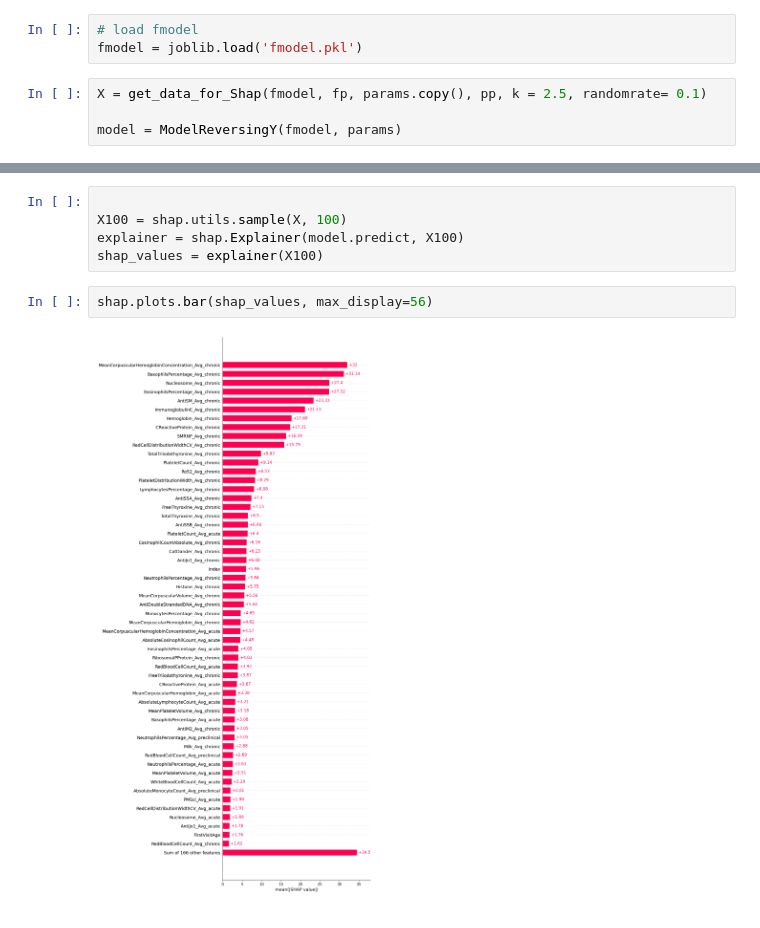
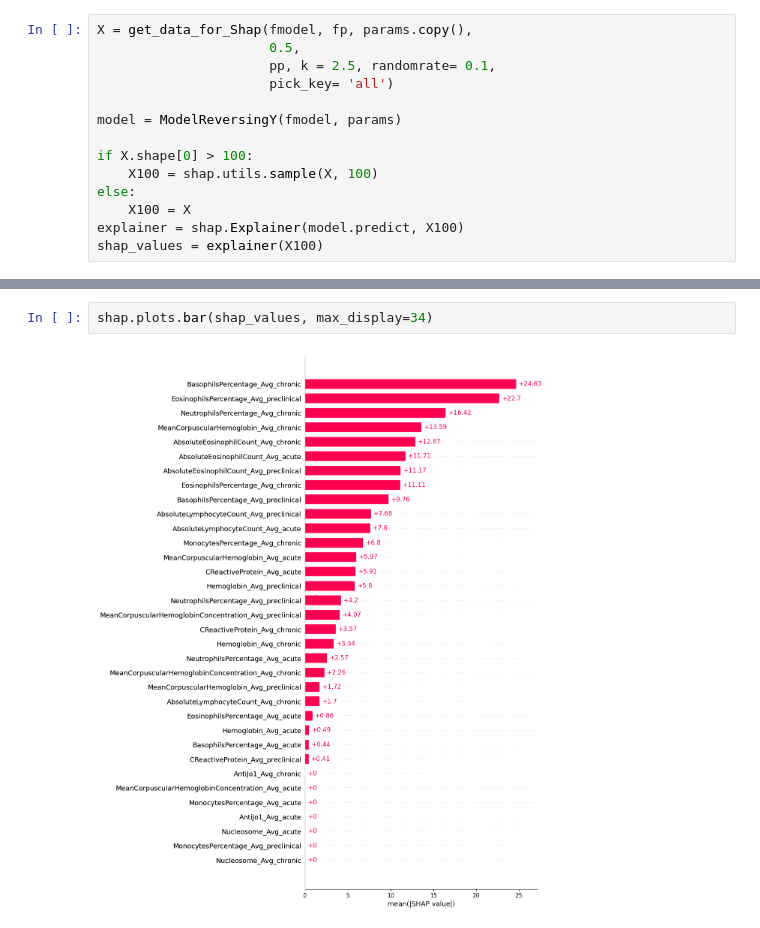
Before and after one commit to jabberwockyang/UrticariaPrediction, a Jupyter notebook: train_shap.ipynb, the cells around one changed output, grey strips where cells are left out. Cells and saved outputs as stored; diff of their text form.

```diff
--- a/train_shap.ipynb
+++ b/train_shap.ipynb
@@ -47,8 +44,15 @@ joblib.dump(fmodel, 'fmodel.pkl')
-# %%
-# load fmodel
-fmodel = joblib.load('fmodel.pkl')
 # %%
-X = get_data_for_Shap(fmodel, fp, params.copy(), pp, k = 2.5, randomrate= 0.1)
+X = get_data_for_Shap(fmodel, fp, params.copy(),
+                      0.5,
+                      pp, k = 2.5, randomrate= 0.1,
+                      pick_key= 'all')
 
 model = ModelReversingY(fmodel, params)
+
+if X.shape[0] > 100:
+    X100 = shap.utils.sample(X, 100)
+else:
+    X100 = X
+explainer = shap.Explainer(model.predict, X100)
+shap_values = explainer(X100)
 # %% [output]
@@ -112,10 +76,5 @@ df_cleaned
-# %%
-
-X100 = shap.utils.sample(X, 100)
-explainer = shap.Explainer(model.predict, X100)
-shap_values = explainer(X100)
 # %%
-shap.plots.bar(shap_values, max_display=56)
+shap.plots.bar(shap_values, max_display=34)
 # %% [output]
-[figure, old version]
+[figure, new version]
 # %%
```
Also changed, not shown: parts of 6 cells of this notebook, 40 other files.
